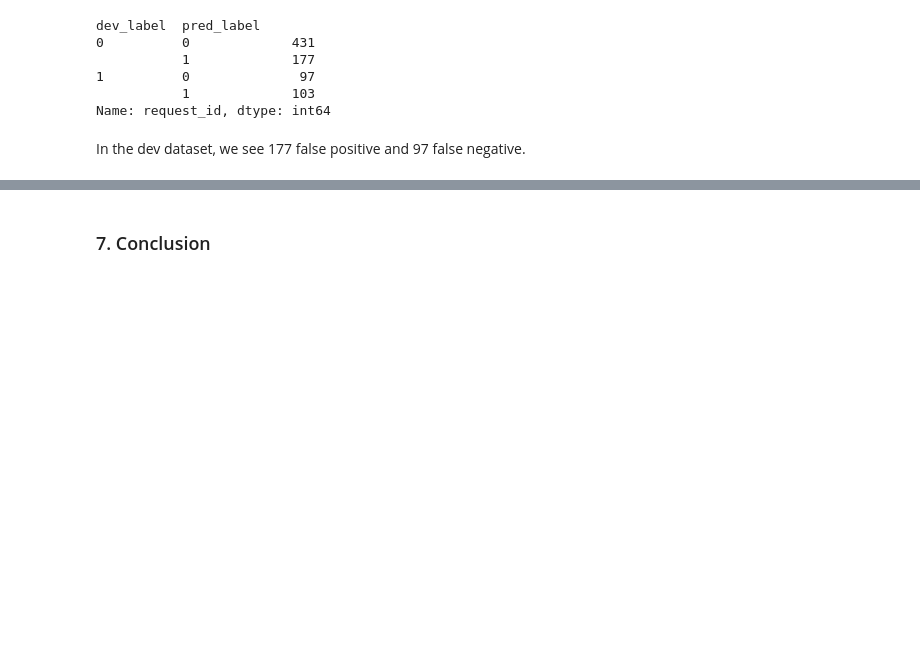
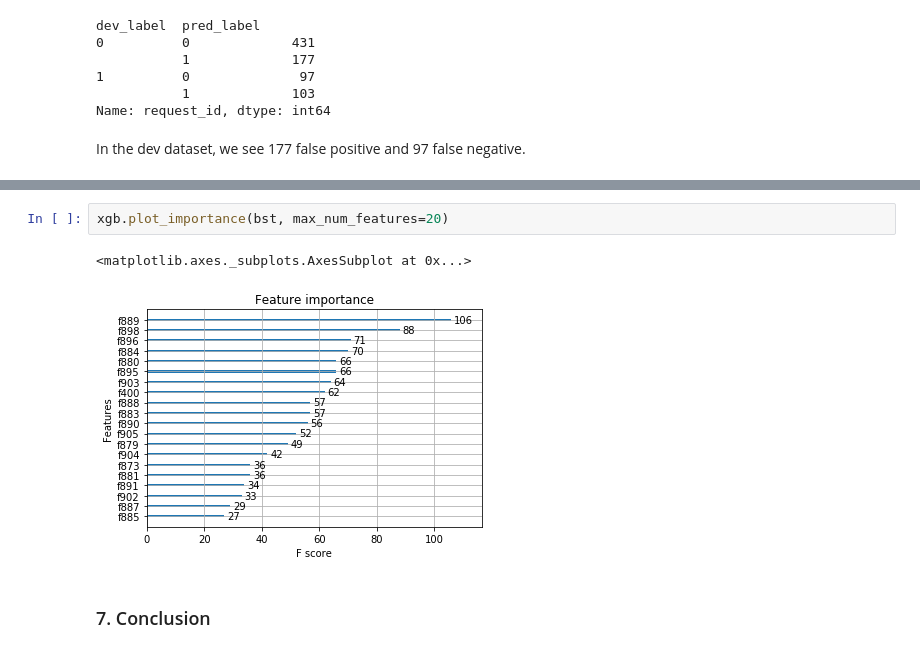
Before and after one commit to W207-Final-Project/Final_Notebook, a Jupyter notebook: Intro_and_EDA_Model_Selection_ErrorAnalysis_Conclusion.ipynb, the cells around one changed output, grey strips where cells are left out. Drawn from its saved outputs; the diff is of its cells as text; blank space fills up the shorter version.

```diff
--- a/Intro_and_EDA_Model_Selection_ErrorAnalysis_Conclusion.ipynb
+++ b/Intro_and_EDA_Model_Selection_ErrorAnalysis_Conclusion.ipynb
@@ -898,2 +917,7 @@ In the dev dataset, we see 177 false positive and 97 false negative.
+# %%
+xgb.plot_importance(bst, max_num_features=20)
+# %% [output]
+<matplotlib.axes._subplots.AxesSubplot at 0x...>
+[figure, added]
 # %% [markdown]
 ### 7. Conclusion
```
Also changed, not shown: parts of 3 cells of this notebook.
